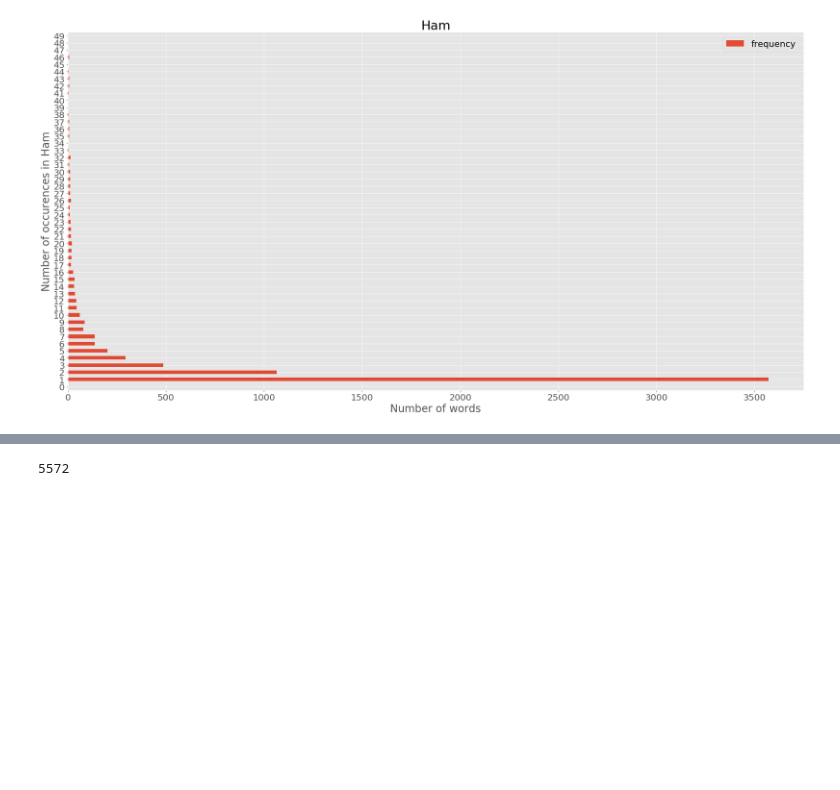
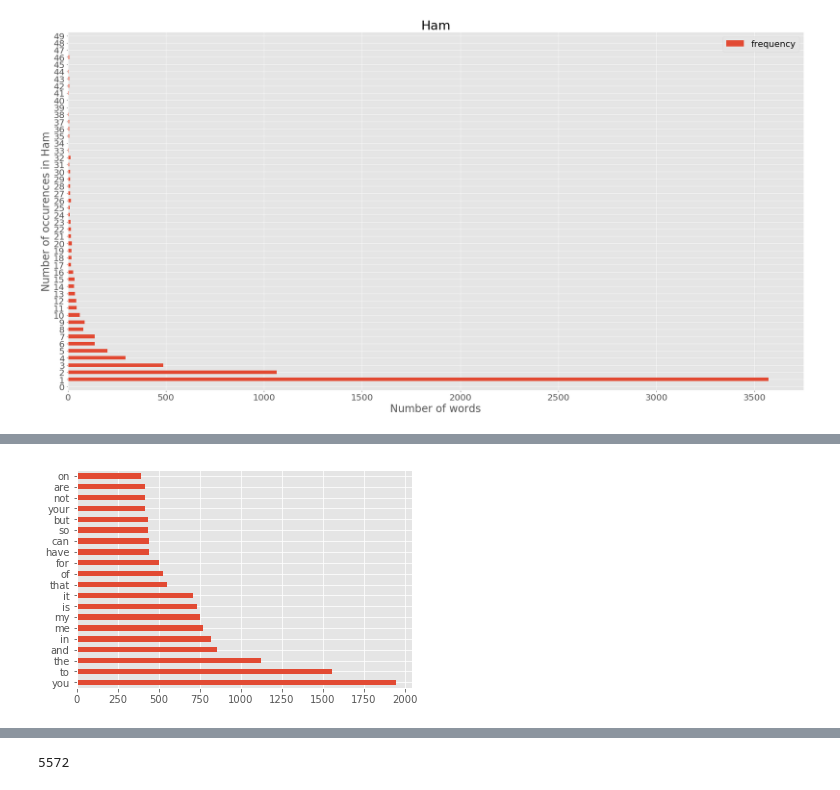
Before and after one commit to ML-Project8/SpamVsHamDataAnalysis, a Jupyter notebook: Lab2-SpamVsHam.ipynb, the cells around one changed output, grey strips where cells are left out. Drawn from its saved outputs; the diff is of its cells as text; code cells hidden in the pictures; blank space fills up the shorter version.

```diff
--- a/Lab2-SpamVsHam.ipynb
+++ b/Lab2-SpamVsHam.ipynb
@@ -157,0 +234,4 @@ One interesting observation from above is that in general, ham tended to have a
+# %%
+ax = top_20_ham.plot(kind='barh')
+# %% [output]
+[figure, added]
```
Also changed, not shown: parts of 8 cells of this notebook.
